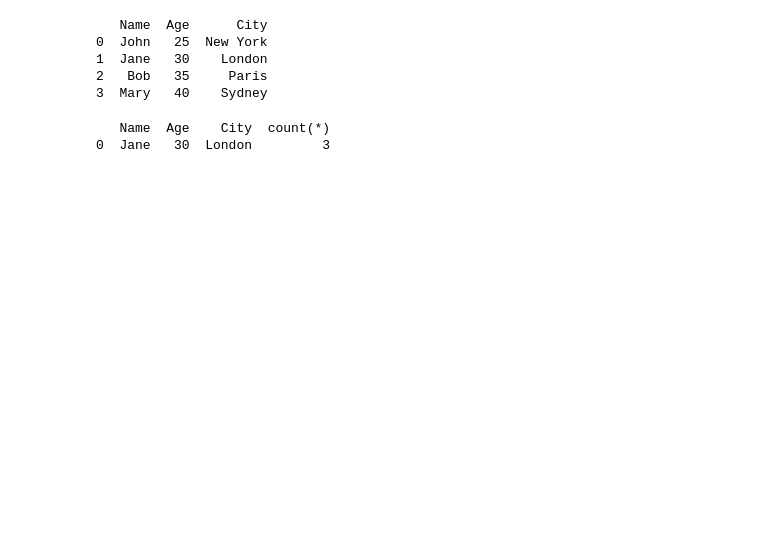
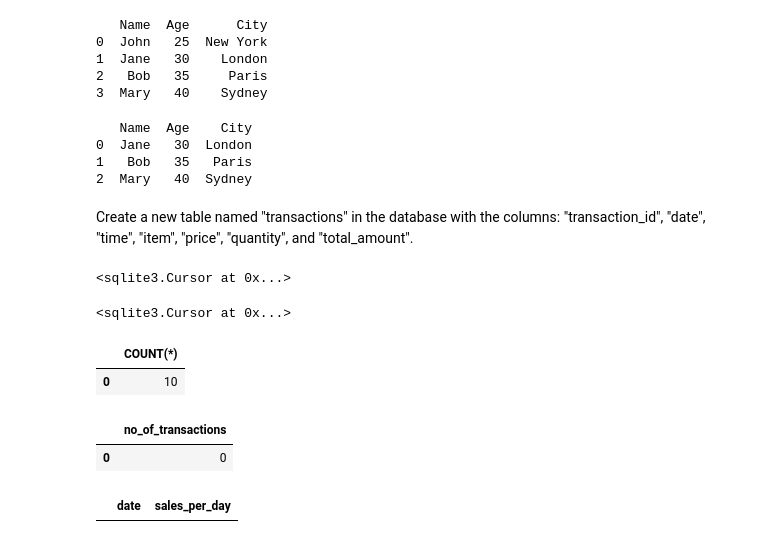
Before and after one commit to manishaachary13/Alma_study, a Jupyter notebook: sqlite.ipynb, the cells around one changed output. Cells and saved outputs as stored; diff of their text form; code cells hidden in the pictures; blank space fills up the shorter version.

```diff
--- a/sqlite.ipynb
+++ b/sqlite.ipynb
@@ -217,9 +207,72 @@ print(result)
 !pip install pandasql --force-reinstall
 # %%
 query="select * from df where age>=30"
-result = sqldf(query)
-
+result = run_query(query)
 print(result)
 # %% [output]
-   Name  Age    City  count(*)
-0  Jane   30  London         3
+   Name  Age    City
+0  Jane   30  London
+1   Bob   35   Paris
+2  Mary   40  Sydney
+# %%
+import pandas as pd
+from pandasql import sqldf
+import sqlite3
+# a function to execute each query
+my_sql=lambda q: sqldf(query,globals())
+
+# connection to a db
+con=sqlite3.connect("coffee_shop.db")
+# create a cursor pointer object
+c=con.cursor()
+# %% [markdown]
+Create a new table named "transactions" in the database with the columns: "transaction_id", "date", "time", "item", "price", "quantity", and "total_amount".
+# %%
+c.execute('''CREATE TABLE transactions(
+  transaction_id INTEGER PRIMARY KEY,
+  date DATE,
+  time TIME,
+  item TEXT,
+  price REAL,
+  quantity INTEGER,
+  total_amount REAL
+);''')
+# %% [output]
+<sqlite3.Cursor at 0x...>
+# %%
+# insert data into transactions
+c.execute('''
+    INSERT INTO transactions (
+    transaction_id, date, time, item, price, quantity, total_amount)
+    VALUES
+    (1, '2022-01-01', '09:00', 'Coffee', 2.50, 1, 2.50),
+    (2, '2022-01-01', '10:30', 'Croissant', 1.75, 2, 3.50),
+    (3, '2022-01-01', '11:15', 'Cappuccino', 3.00, 1, 3.00),
+    (4, '2022-01-02', '08:45', 'Latte', 3.50, 2, 7.00),
+    (5, '2022-01-02', '10:00', 'Muffin', 2.25, 1, 2.25),
+    (6, '2022-01-02', '12:15', 'Espresso', 2.75, 1, 2.75),
+    (7, '2022-01-03', '09:30', 'Croissant', 1.75, 3, 5.25),
+    (8, '2022-01-03', '11:00', 'Iced Coffee', 3.50, 2, 7.00),
+    (9, '2022-01-03', '12:45', 'Hot Chocolate', 3.25, 1, 3.25),
+    (10, '2022-01-04', '10:15', 'Cappuccino', 3.00, 2, 6.00);
+''')
+# %% [output]
+<sqlite3.Cursor at 0x...>
+# %%
+# Write a query to find the total number of transactions in the dataset.
+pd.read_sql_query("SELECT COUNT(*) FROM transactions",con)
+# %% [output]
+|  | COUNT(*) |
+| 0 | 10 |
+# %%
+pd.read_sql_query('''select count(*) as no_of_transactions from transactions
+  where item="Croissant"'''
+,con)
+# %% [output]
+|  | no_of_transactions |
+| 0 | 0 |
+# %%
+# Write a query to find the total amount of sales for each day in the dataset.
+pd.read_sql_query("select date,sum(total_amount) as sales_per_day from transactions group by date",con)
+# %% [output]
+|  | date | sales_per_day |
```
Also changed, not shown: parts of 12 cells of this notebook.
